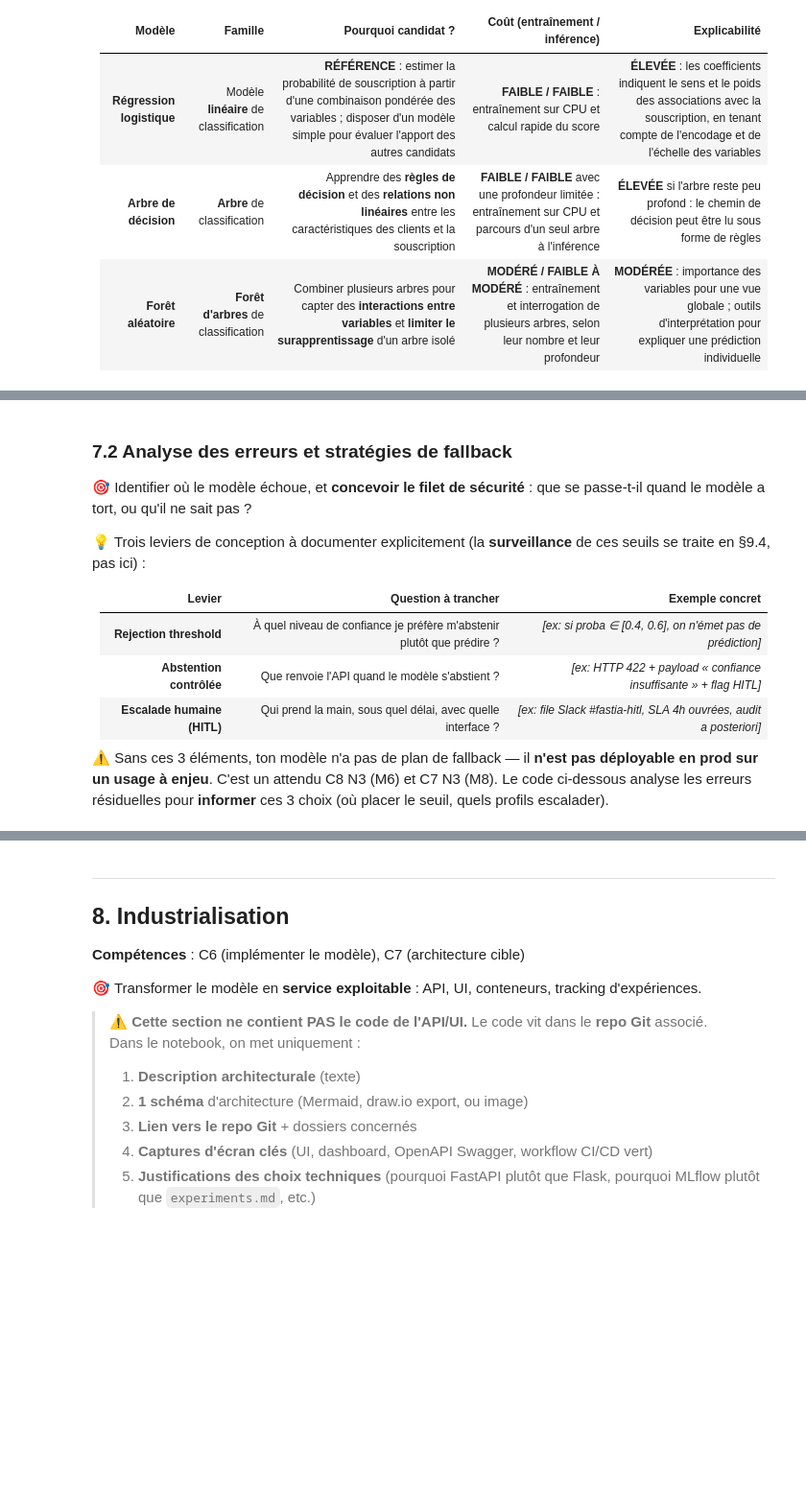
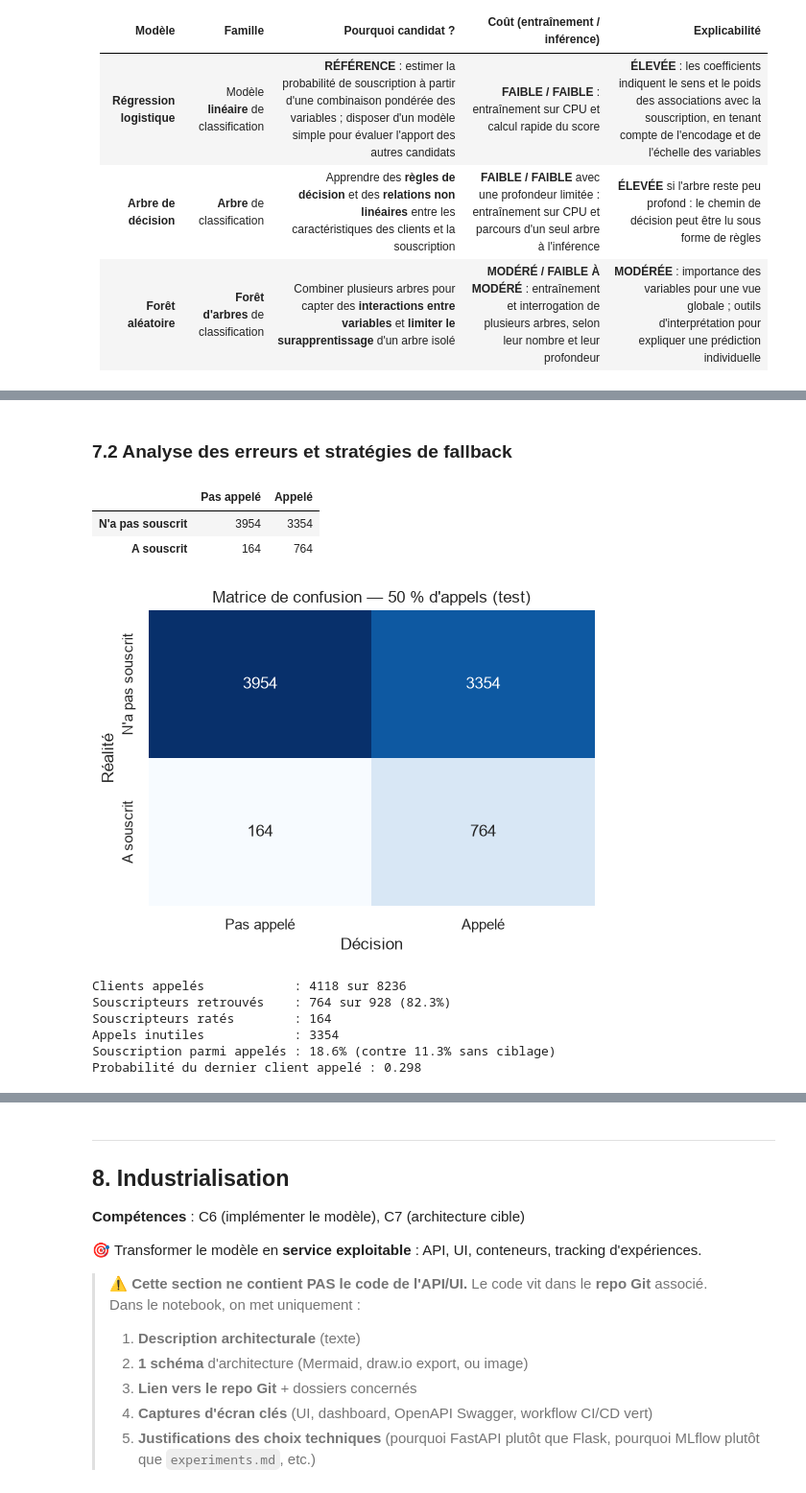
Before and after one commit to franckcwalter/eval-usecase-marketing, a Jupyter notebook: cas_usage_bank_marketing.ipynb, the cells around one changed output, grey strips where cells are left out. Shown at 96% size. Cells and saved outputs as stored; diff of their text form; code cells hidden in the pictures; blank space fills up the shorter version.

```diff
--- a/cas_usage_bank_marketing.ipynb
+++ b/cas_usage_bank_marketing.ipynb
@@ -1570,16 +2664,4 @@ Le choix des modèles privilégiera le coût de calcul, l'explicabilité pour le
 # %% [markdown]
 ### 7.2 Analyse des erreurs et stratégies de fallback
-
-🎯 Identifier où le modèle échoue, et **concevoir le filet de sécurité** : que se passe-t-il quand le modèle a tort, ou qu'il ne sait pas ?
-
-💡 Trois leviers de conception à documenter explicitement (la **surveillance** de ces seuils se traite en §9.4, pas ici) :
-
-| Levier | Question à trancher | Exemple concret |
-|---|---|---|
-| **Rejection threshold** | À quel niveau de confiance je préfère m'abstenir plutôt que prédire ? | *[ex: si proba ∈ [0.4, 0.6], on n'émet pas de prédiction]* |
-| **Abstention contrôlée** | Que renvoie l'API quand le modèle s'abstient ? | *[ex: HTTP 422 + payload « confiance insuffisante » + flag HITL]* |
-| **Escalade humaine (HITL)** | Qui prend la main, sous quel délai, avec quelle interface ? | *[ex: file Slack #fastia-hitl, SLA 4h ouvrées, audit a posteriori]* |
-
-⚠️ Sans ces 3 éléments, ton modèle n'a pas de plan de fallback — il **n'est pas déployable en prod sur un usage à enjeu**. C'est un attendu C8 N3 (M6) et C7 N3 (M8). Le code ci-dessous analyse les erreurs résiduelles pour **informer** ces 3 choix (où placer le seuil, quels profils escalader).
 # %%
 # 7.2 Analyse des erreurs et profils à escalader
@@ -1588,0 +2668,46 @@ Le choix des modèles privilégiera le coût de calcul, l'explicabilité pour le
+# %%
+# 7.2.1 Matrice de confusion à 50 % d'appels sur le test
+from sklearn.metrics import confusion_matrix
+
+# Les clients du test sont classés par probabilité décroissante, puis la moitié la mieux classée est appelée.
+# C'est la même sélection que pour le rappel à 50 % d'appels.
+appele = np.zeros(len(probas_test), dtype=int)
+appele[np.argsort(-probas_test, kind="stable")[: len(probas_test) // 2]] = 1
+
+# La matrice croise la souscription réelle et la décision d'appel.
+matrice = pd.DataFrame(
+    confusion_matrix(y_test, appele),
+    index=["N'a pas souscrit", "A souscrit"],
+    columns=["Pas appelé", "Appelé"],
+)
+display(matrice)
+
+fig, ax = plt.subplots(figsize=(6, 4))
+sns.heatmap(matrice, annot=True, fmt="d", cmap="Blues", cbar=False, ax=ax)
+ax.set(title="Matrice de confusion — 50 % d'appels (test)", xlabel="Décision", ylabel="Réalité")
+plt.show()
+
+(vrais_negatifs, faux_positifs), (faux_negatifs, vrais_positifs) = matrice.to_numpy()
+print(f"Clients appelés            : {appele.sum()} sur {len(appele)}")
+print(f"Souscripteurs retrouvés    : {vrais_positifs} sur {vrais_positifs + faux_negatifs} ({vrais_positifs / (vrais_positifs + faux_negatifs):.1%})")
+print(f"Souscripteurs ratés        : {faux_negatifs}")
+print(f"Appels inutiles            : {faux_positifs}")
+print(f"Souscription parmi appelés : {vrais_positifs / appele.sum():.1%} (contre {y_test.mean():.1%} sans ciblage)")
+print(f"Probabilité du dernier client appelé : {probas_test[appele == 1].min():.3f}")
+
+# Sur les 928 souscripteurs du test, le modèle en retrouve 764 en appelant la moitié des clients, soit un rappel de 82,3 %.
+# Les 164 souscripteurs restants ne sont pas appelés : ce sont les erreurs qui coûtent des souscriptions.
+# Les appels inutiles sont nombreux : 3 354 clients appelés ne souscrivent pas, soit 4 appels sur 5.
+# Ce coût est attendu, car seuls 11,3 % des clients souscrivent : le ciblage fait monter ce taux à 18,6 % parmi les clients appelés.
+# Le dernier client appelé a une probabilité de 0,298 : la coupure à 50 % d'appels correspond donc à ce seuil sur le test.
+# %% [output]
+|  | Pas appelé | Appelé |
+| N'a pas souscrit | 3954 | 3354 |
+| A souscrit | 164 | 764 |
+[figure, added]
+Clients appelés            : 4118 sur 8236
+Souscripteurs retrouvés    : 764 sur 928 (82.3%)
+Souscripteurs ratés        : 164
+Appels inutiles            : 3354
+Souscription parmi appelés : 18.6% (contre 11.3% sans ciblage)
+Probabilité du dernier client appelé : 0.298
```
Also changed, not shown: parts of 56 cells of this notebook, 4 other files.
